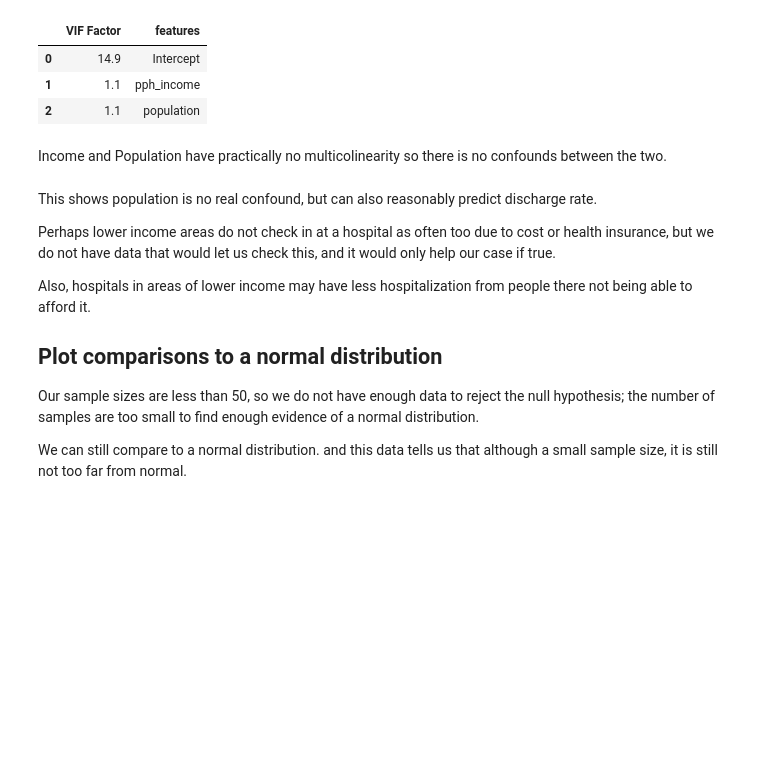
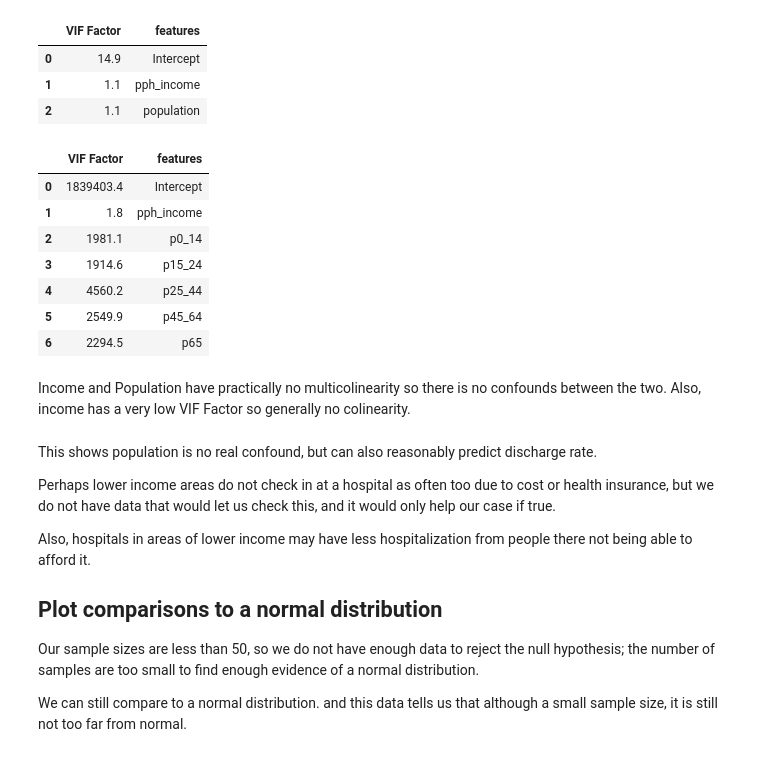
Before and after one commit to TomDonoghue/Pr_052, a Jupyter notebook: FinalProject.ipynb, the cells around one changed output. Drawn from its saved outputs; the diff is of its cells as text; code cells hidden in the pictures; blank space fills up the shorter version.

```diff
--- a/FinalProject.ipynb
+++ b/FinalProject.ipynb
@@ -483,8 +513,37 @@ vif.round(1)
 | 0 | 14.9 | Intercept |
 | 1 | 1.1 | pph_income |
 | 2 | 1.1 | population |
+# %%
+# Create table for variance inflation factors to check for confounds
+df_age = pd.read_csv('SD_Age.csv')
+df_age = df_age.rename(columns={'Geography' : 'geography'})
+
+df3 = df_age.merge(df, how='right', on='geography')
+
+
+df3 = df3.dropna()
+
+# Get y and X dataframes based on this regression:
+y1, X1 = dmatrices('total_rate_edd ~ pph_income + p0_14 + p15_24 + p25_44 + p45_64 +p65', df3, return_type='dataframe')
+#df3
+ # For each X, calculate VIF and save in dataframe
+vif1 = pd.DataFrame()
+vif1["VIF Factor"] = [variance_inflation_factor(X1.values, i) for i in range(X1.shape[1])]
+vif1["features"] = X1.columns
+
+vif1.round(1)
+# %% [output]
+|  | VIF Factor | features |
+| 0 | 1839403.4 | Intercept |
+| 1 | 1.8 | pph_income |
+| 2 | 1981.1 | p0_14 |
+| 3 | 1914.6 | p15_24 |
+| 4 | 4560.2 | p25_44 |
+| 5 | 2549.9 | p45_64 |
+| 6 | 2294.5 | p65 |
 # %% [markdown]
 Income and Population have practically no multicolinearity so there is no confounds between the two.
+Also, income has a very low VIF Factor so generally no colinearity.
 # %% [markdown]
 This shows population is no real confound, but can also reasonably predict discharge rate.
 
```
Also changed, not shown: parts of 10 cells of this notebook, 1 other file.
